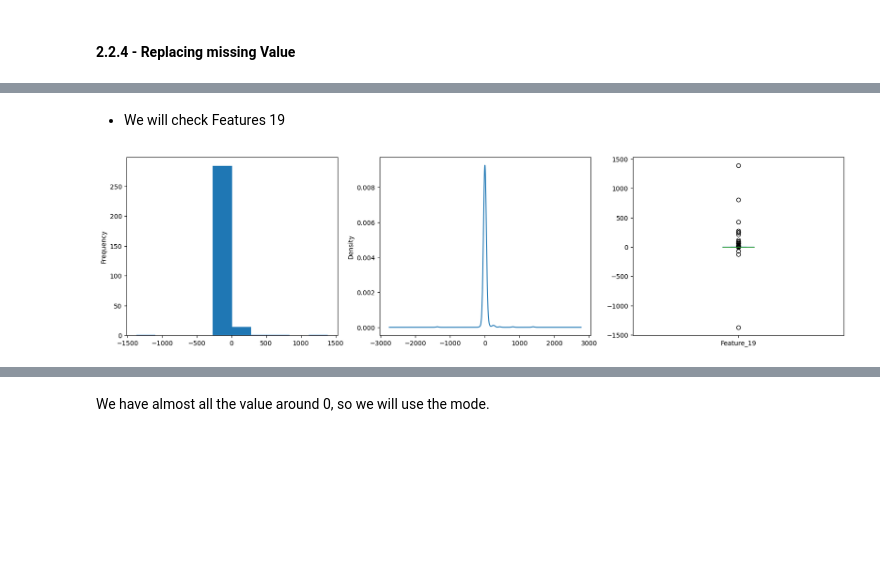
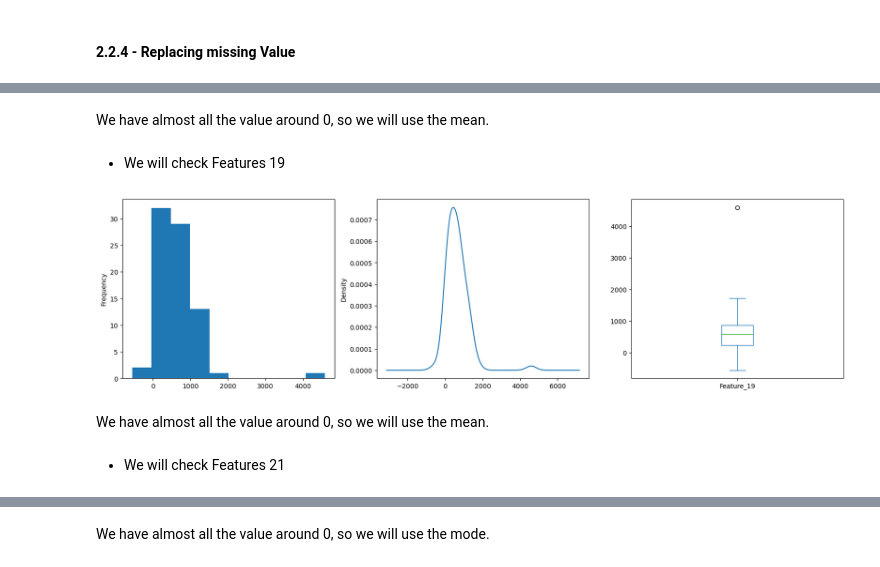
Before and after one commit to FranckMSDS/ML, a Jupyter notebook: Classification Event.ipynb, the cells around one changed output, grey strips where cells are left out. Saved outputs shown, nothing was run; the diff lists cells and outputs as text; code cells hidden in the pictures; blank space fills up the shorter version.

```diff
--- a/Classification Event.ipynb
+++ b/Classification Event.ipynb
@@ -90,6 +111,5 @@ We will remove all columns where numners of non_null values are les than 79 as i
 # %%
-dropped_columns = ['Feature_5', 'Feature_6', 'Feature_7', 'Feature_10',
-                   'Feature_11', 'Feature_12', 'Feature_13', 'Feature_14',
-                   'Feature_15', 'Feature_16', 'Feature_17']
+dropped_columns = ['Feature_5', 'Feature_9', 'Feature_10', 'Feature_11',
+                   'Feature_14', 'Feature_15', 'Feature_16', 'Feature_20']
 # %%
 df_dropped = df_na.drop(dropped_columns, axis = 1)
@@ -124,5 +140,5 @@ memory usage: 13.8+ KB
 # %%
-def display_features(feature):
+def display_features(df, feature):
     fig,ax = plt.subplots(1,3,figsize=(20,5))
     df[feature].plot(kind="hist",ax=ax[0])
     df[feature].plot(kind="kde",ax=ax[1])
@@ -129,0 +156,3 @@ def display_features(feature):
+# %%
+mean = df_dropped['Feature_17'].mean()
+df_dropped.loc[df_dropped['Feature_17'].isna(), 'Feature_17'] = int(mean)
@@ -130,6 +165,13 @@ def display_features(feature):
+# %% [markdown]
+We have almost all the value around 0, so we will use the mean.
+# %%
+mean = df_dropped['Feature_18'].mean()
+df_dropped.loc[df_dropped['Feature_18'].isna(), 'Feature_18'] = int(mean)
 # %% [markdown]
 * We will check Features 19
 # %%
-display_features('Feature_19')
+display_features(df_dropped, 'Feature_19')
 # %% [output]
-[figure, old version]
+[figure, new version]
+# %% [markdown]
+We have almost all the value around 0, so we will use the mean.
@@ -135,0 +181,2 @@ display_features('Feature_19')
+# %% [markdown]
+* We will check Features 21
```
Also changed, not shown: parts of 103 cells of this notebook, 1 other file.
